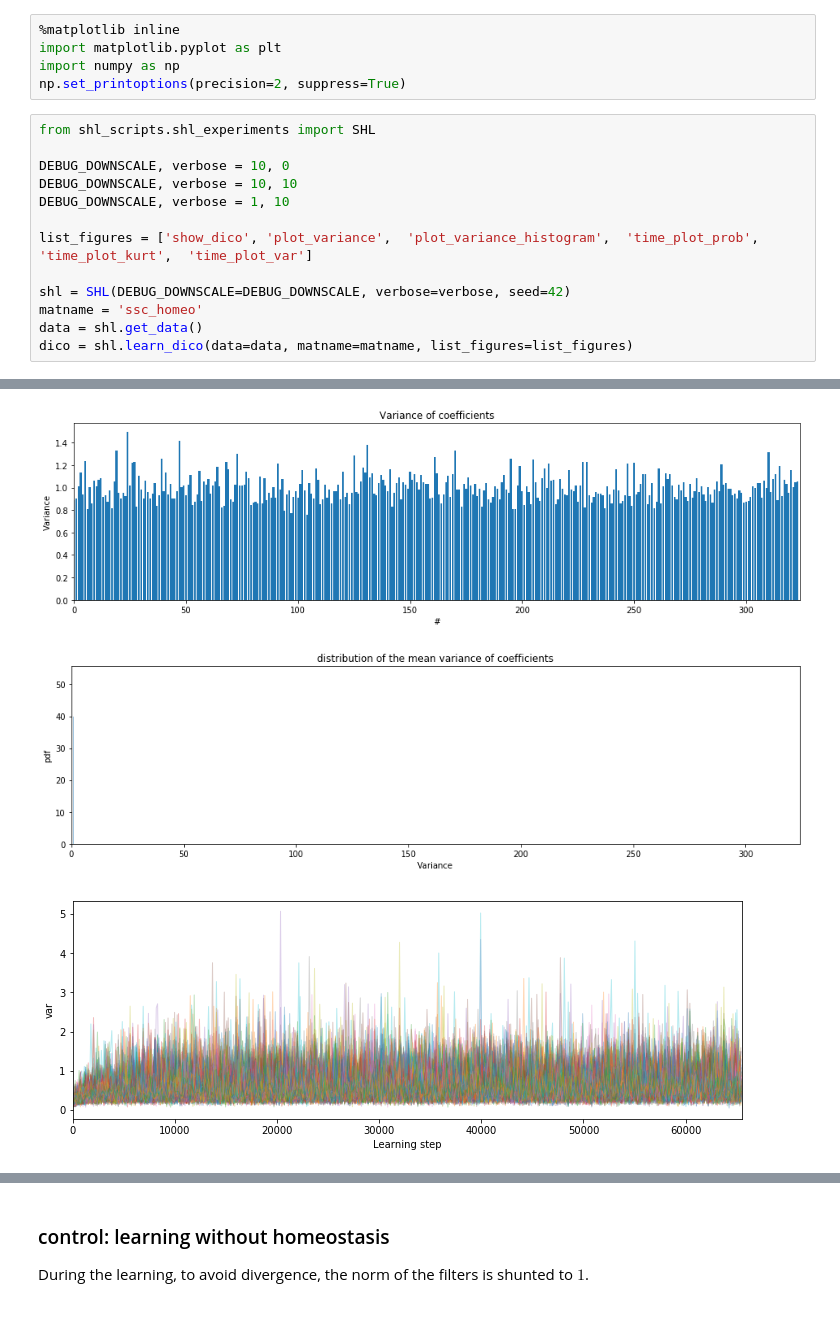
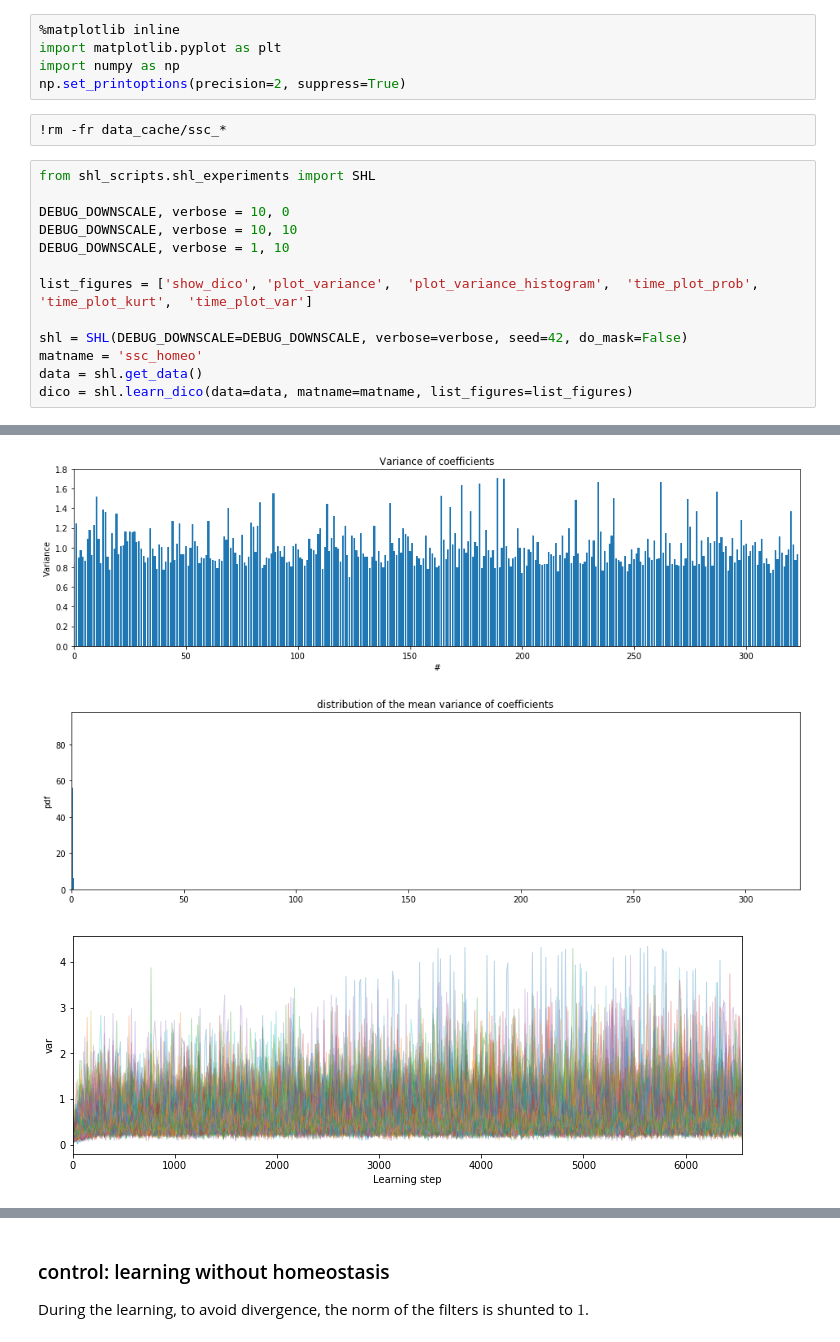
Before and after one commit to bicv/SparseHebbianLearning, a Jupyter notebook: index.ipynb, the cells around one changed output, grey strips where cells are left out. Drawn from its saved outputs; the diff is of its cells as text.

Commit message:
Fixing variance_histogram plot + re-running notebooks

```diff
--- a/index.ipynb
+++ b/index.ipynb
@@ -12,6 +12,8 @@
 import matplotlib.pyplot as plt
 import numpy as np
 np.set_printoptions(precision=2, suppress=True)
+# %%
+!rm -fr data_cache/ssc_*
 # %%
 from shl_scripts.shl_experiments import SHL
 
@@ -21,7 +23,7 @@ DEBUG_DOWNSCALE, verbose = 1, 10
 
 list_figures = ['show_dico', 'plot_variance',  'plot_variance_histogram',  'time_plot_prob',  'time_plot_kurt',  'time_plot_var']
 
-shl = SHL(DEBUG_DOWNSCALE=DEBUG_DOWNSCALE, verbose=verbose, seed=42)
+shl = SHL(DEBUG_DOWNSCALE=DEBUG_DOWNSCALE, verbose=verbose, seed=42, do_mask=False)
 matname = 'ssc_homeo'
 data = shl.get_data()
 dico = shl.learn_dico(data=data, matname=matname, list_figures=list_figures)
@@ -47,3 +49,3 @@ loading the code called : data_cache/ssc_homeo_coding.npy
-[figure, old version]
+[figure, new version]
-[figure, old version]
+[figure, new version]
-[figure, old version]
+[figure, new version]
```
Also changed, not shown: parts of 3 cells of this notebook, 5 other files.
